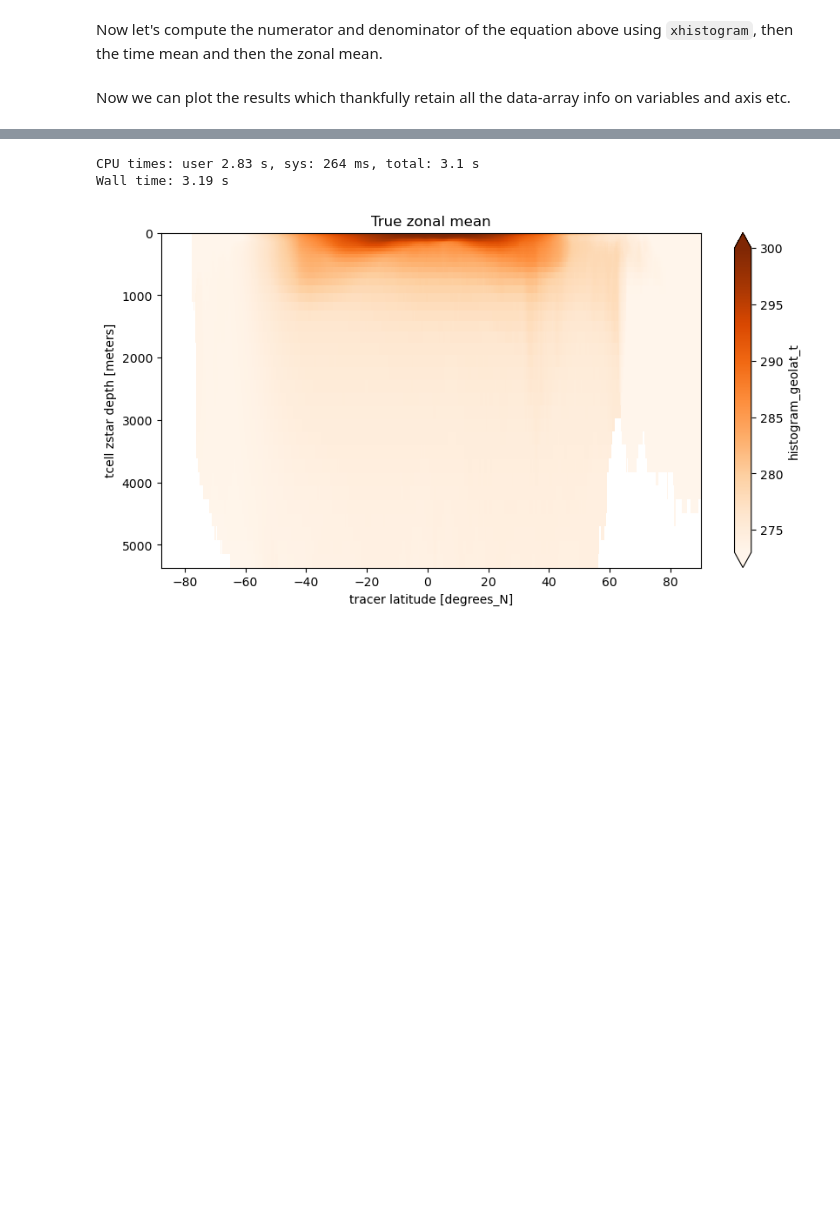
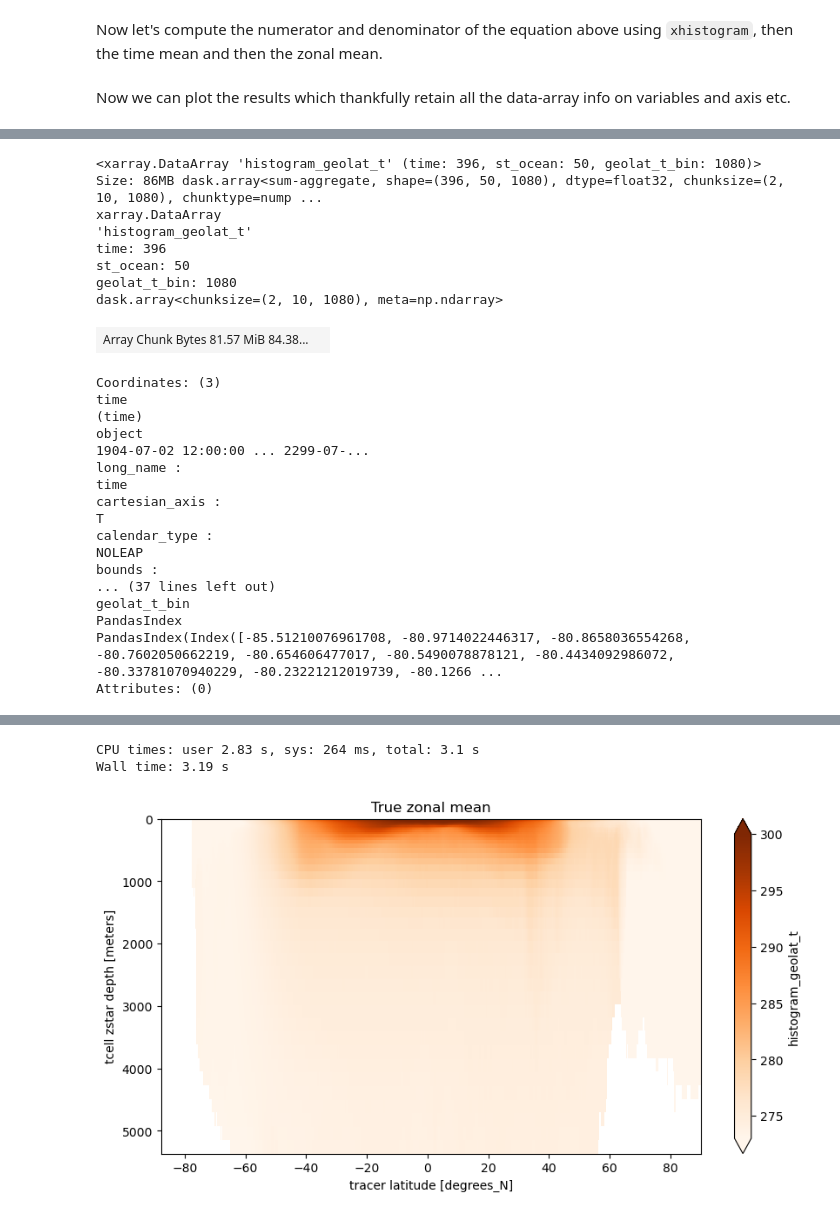
Before and after one commit to ACCESS-NRI/ACCESS-ENSO-recipes, a Jupyter notebook: cosima/True_Zonal_Mean.ipynb, the cells around one changed output, grey strips where cells are left out. Cells and saved outputs as stored; diff of their text form; code cells hidden in the pictures; blank space fills up the shorter version.

```diff
--- a/cosima/True_Zonal_Mean.ipynb
+++ b/cosima/True_Zonal_Mean.ipynb
@@ -312,0 +346,28 @@ Now we can plot the results which thankfully retain all the data-array info on v
+# %%
+histVolCoordDepth
+# %% [output]
+<xarray.DataArray 'histogram_geolat_t' (time: 396, st_ocean: 50, geolat_t_bin: 1080)> Size: 86MB dask.array<sum-aggregate, shape=(396, 50, 1080), dtype=float32, chunksize=(2, 10, 1080), chunktype=nump ...
+xarray.DataArray
+'histogram_geolat_t'
+time: 396
+st_ocean: 50
+geolat_t_bin: 1080
+dask.array<chunksize=(2, 10, 1080), meta=np.ndarray>
+| Array Chunk Bytes 81.57 MiB 84.38... |  |
+Coordinates: (3)
+time
+(time)
+object
+1904-07-02 12:00:00 ... 2299-07-...
+long_name :
+time
+cartesian_axis :
+T
+calendar_type :
+NOLEAP
+bounds :
+... (37 lines left out)
+geolat_t_bin
+PandasIndex
+PandasIndex(Index([-85.51210076961708, -80.9714022446317, -80.8658036554268, -80.7602050662219, -80.654606477017, -80.5490078878121, -80.4434092986072, -80.33781070940229, -80.23221212019739, -80.1266 ...
+Attributes: (0)
```
Also changed, not shown: parts of 22 cells of this notebook, 2 other files.
